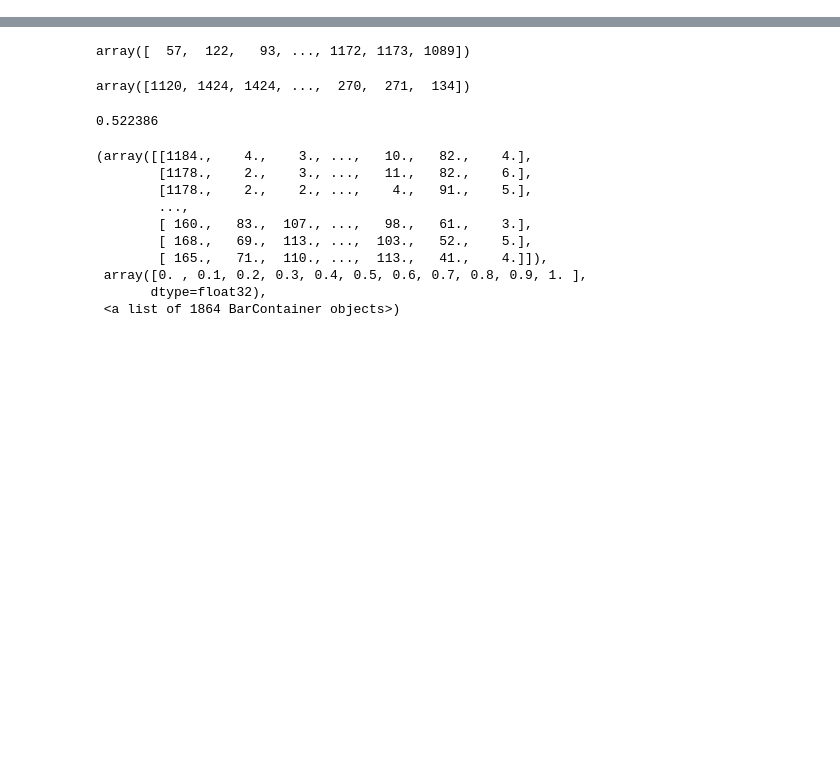
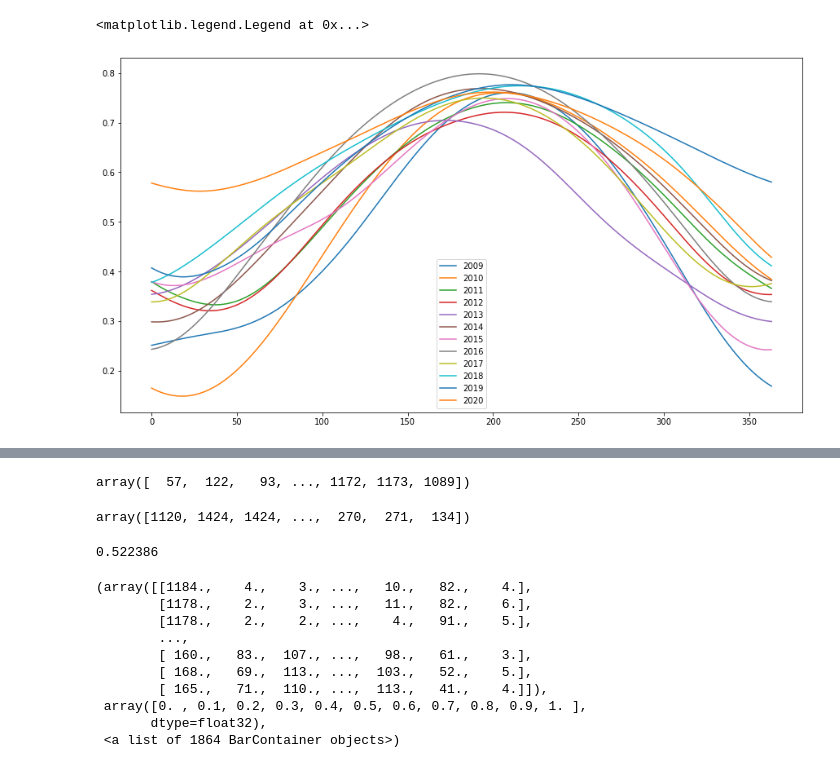
Before and after one commit to satlawa/proj_time_series_analysis, a Jupyter notebook: analyse.ipynb, the cells around one changed output, grey strips where cells are left out. Cells and saved outputs as stored; diff of their text form; code cells hidden in the pictures; blank space fills up the shorter version.

```diff
--- a/analyse.ipynb
+++ b/analyse.ipynb
@@ -21,0 +35,22 @@ ax.legend()
+# %%
+x = 0
+y = 365
+z = wht[90,500,:]
+
+fig, ax = plt.subplots(figsize=(15, 8))
+ax.plot(z[x+1:x+y], label='2009')
+ax.plot(z[x+y*1+1:x+y*2], label='2010')
+ax.plot(z[x+y*2+1:x+y*3], label='2011')
+ax.plot(z[x+y*3+1:x+y*4], label='2012')
+ax.plot(z[x+y*4+1:x+y*5], label='2013')
+ax.plot(z[x+y*5+1:x+y*6], label='2014')
+ax.plot(z[x+y*6+1:x+y*7], label='2015')
+ax.plot(z[x+y*7+1:x+y*8], label='2016')
+ax.plot(z[x+y*8+1:x+y*9], label='2017')
+ax.plot(z[x+y*9+1:x+y*10], label='2018')
+ax.plot(z[x+y*10+1:x+y*11], label='2019')
+ax.plot(z[x+y*11+1:x+y*12], label='2020')
+ax.legend()
+# %% [output]
+<matplotlib.legend.Legend at 0x...>
+[figure, added]
```
Also changed, not shown: parts of 15 cells of this notebook.
